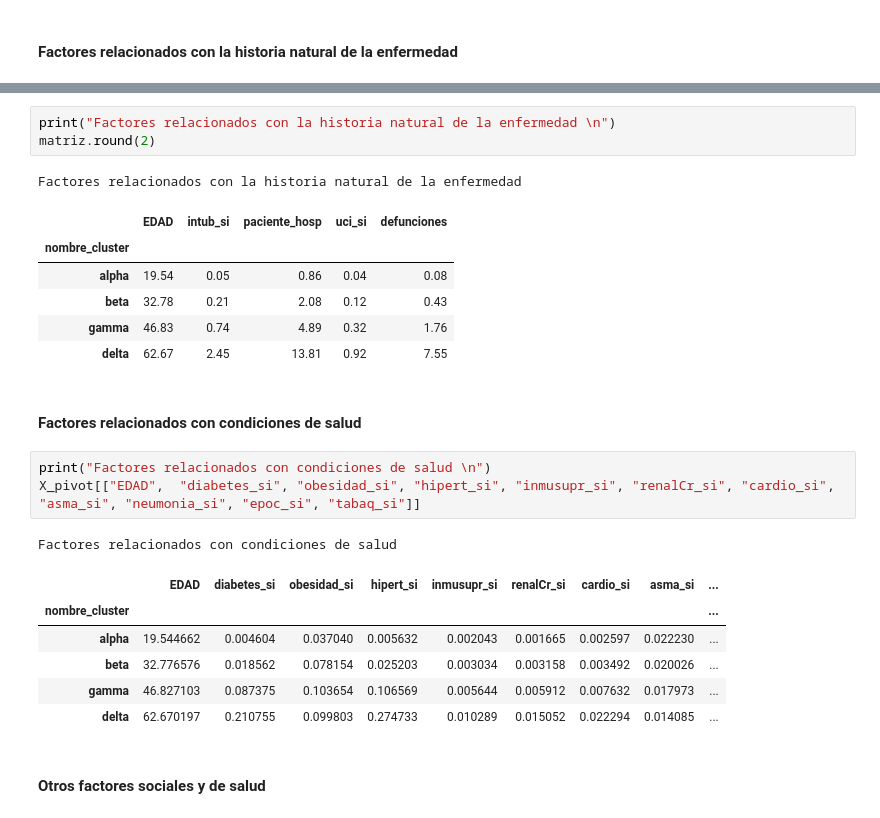
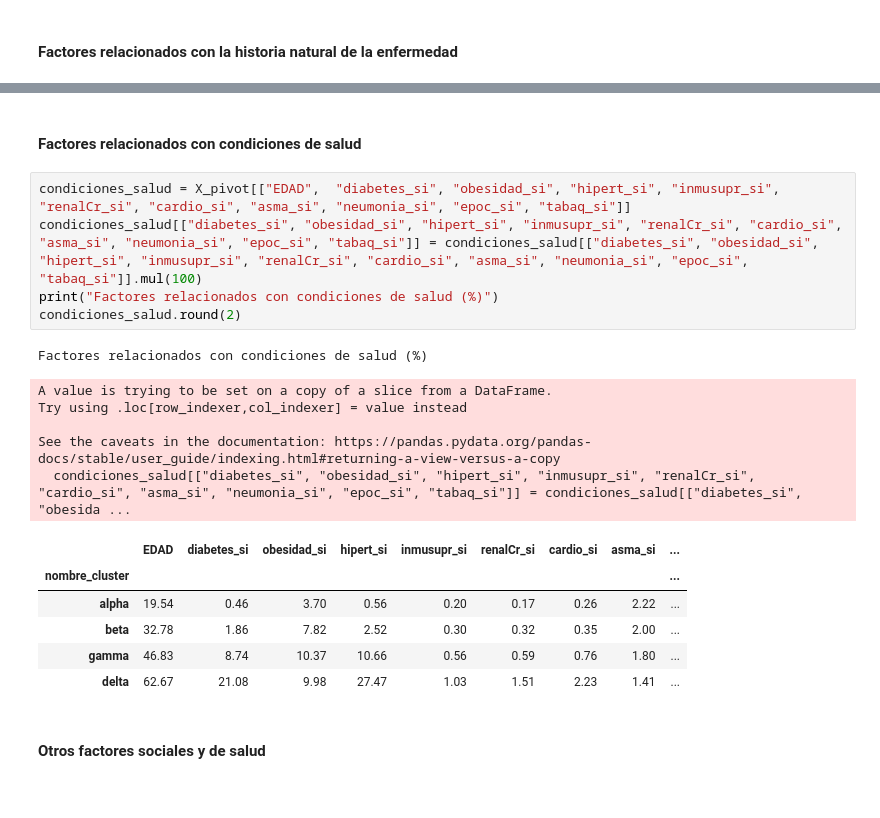
Before and after one commit to MauricioTellezNava/viropolitica_poblacionCDMX, a Jupyter notebook: AnálisisX2.ipynb, the cells around one changed output, grey strips where cells are left out. Cells and saved outputs as stored; diff of their text form.

```diff
--- a/AnálisisX2.ipynb
+++ b/AnálisisX2.ipynb
@@ -226,29 +208,25 @@ See the caveats in the documentation: https://pandas.pydata.org/pandas-docs/stab
 | beta | 32.78 | 0.21 | 2.08 | 0.12 | 0.43 |
 | gamma | 46.83 | 0.74 | 4.89 | 0.32 | 1.76 |
 | delta | 62.67 | 2.45 | 13.81 | 0.92 | 7.55 |
-# %%
-print("Factores relacionados con la historia natural de la enfermedad \n")
-matriz.round(2)
-# %% [output]
-Factores relacionados con la historia natural de la enfermedad
-|  | EDAD | intub_si | paciente_hosp | uci_si | defunciones |
-| nombre_cluster |  |  |  |  |  |
-| alpha | 19.54 | 0.05 | 0.86 | 0.04 | 0.08 |
-| beta | 32.78 | 0.21 | 2.08 | 0.12 | 0.43 |
-| gamma | 46.83 | 0.74 | 4.89 | 0.32 | 1.76 |
-| delta | 62.67 | 2.45 | 13.81 | 0.92 | 7.55 |
 # %% [markdown]
 #### Factores relacionados con condiciones de salud
-# %%
-print("Factores relacionados con condiciones de salud \n")
-X_pivot[["EDAD",  "diabetes_si", "obesidad_si", "hipert_si", "inmusupr_si", "renalCr_si", "cardio_si", "asma_si", "neumonia_si", "epoc_si", "tabaq_si"]]
-# %% [output]
-Factores relacionados con condiciones de salud
-|  | EDAD | diabetes_si | obesidad_si | hipert_si | inmusupr_si | renalCr_si | cardio_si | asma_si | ... |
-| nombre_cluster |  |  |  |  |  |  |  |  | ... |
-| alpha | 19.544662 | 0.004604 | 0.037040 | 0.005632 | 0.002043 | 0.001665 | 0.002597 | 0.022230 | ... |
-| beta | 32.776576 | 0.018562 | 0.078154 | 0.025203 | 0.003034 | 0.003158 | 0.003492 | 0.020026 | ... |
-| gamma | 46.827103 | 0.087375 | 0.103654 | 0.106569 | 0.005644 | 0.005912 | 0.007632 | 0.017973 | ... |
-| delta | 62.670197 | 0.210755 | 0.099803 | 0.274733 | 0.010289 | 0.015052 | 0.022294 | 0.014085 | ... |
+# %%
+condiciones_salud = X_pivot[["EDAD",  "diabetes_si", "obesidad_si", "hipert_si", "inmusupr_si", "renalCr_si", "cardio_si", "asma_si", "neumonia_si", "epoc_si", "tabaq_si"]]
+condiciones_salud[["diabetes_si", "obesidad_si", "hipert_si", "inmusupr_si", "renalCr_si", "cardio_si", "asma_si", "neumonia_si", "epoc_si", "tabaq_si"]] = condiciones_salud[["diabetes_si", "obesidad_si", "hipert_si", "inmusupr_si", "renalCr_si", "cardio_si", "asma_si", "neumonia_si", "epoc_si", "tabaq_si"]].mul(100)
+print("Factores relacionados con condiciones de salud (%)")
+condiciones_salud.round(2)
+# %% [output]
+Factores relacionados con condiciones de salud (%)
+A value is trying to be set on a copy of a slice from a DataFrame.
+Try using .loc[row_indexer,col_indexer] = value instead
+
+See the caveats in the documentation: https://pandas.pydata.org/pandas-docs/stable/user_guide/indexing.html#returning-a-view-versus-a-copy
+  condiciones_salud[["diabetes_si", "obesidad_si", "hipert_si", "inmusupr_si", "renalCr_si", "cardio_si", "asma_si", "neumonia_si", "epoc_si", "tabaq_si"]] = condiciones_salud[["diabetes_si", "obesida ...
+|  | EDAD | diabetes_si | obesidad_si | hipert_si | inmusupr_si | renalCr_si | cardio_si | asma_si | ... |
+| nombre_cluster |  |  |  |  |  |  |  |  | ... |
+| alpha | 19.54 | 0.46 | 3.70 | 0.56 | 0.20 | 0.17 | 0.26 | 2.22 | ... |
+| beta | 32.78 | 1.86 | 7.82 | 2.52 | 0.30 | 0.32 | 0.35 | 2.00 | ... |
+| gamma | 46.83 | 8.74 | 10.37 | 10.66 | 0.56 | 0.59 | 0.76 | 1.80 | ... |
+| delta | 62.67 | 21.08 | 9.98 | 27.47 | 1.03 | 1.51 | 2.23 | 1.41 | ... |
 # %% [markdown]
 #### Otros factores sociales y de salud
```
Also changed, not shown: parts of 4 cells of this notebook.
